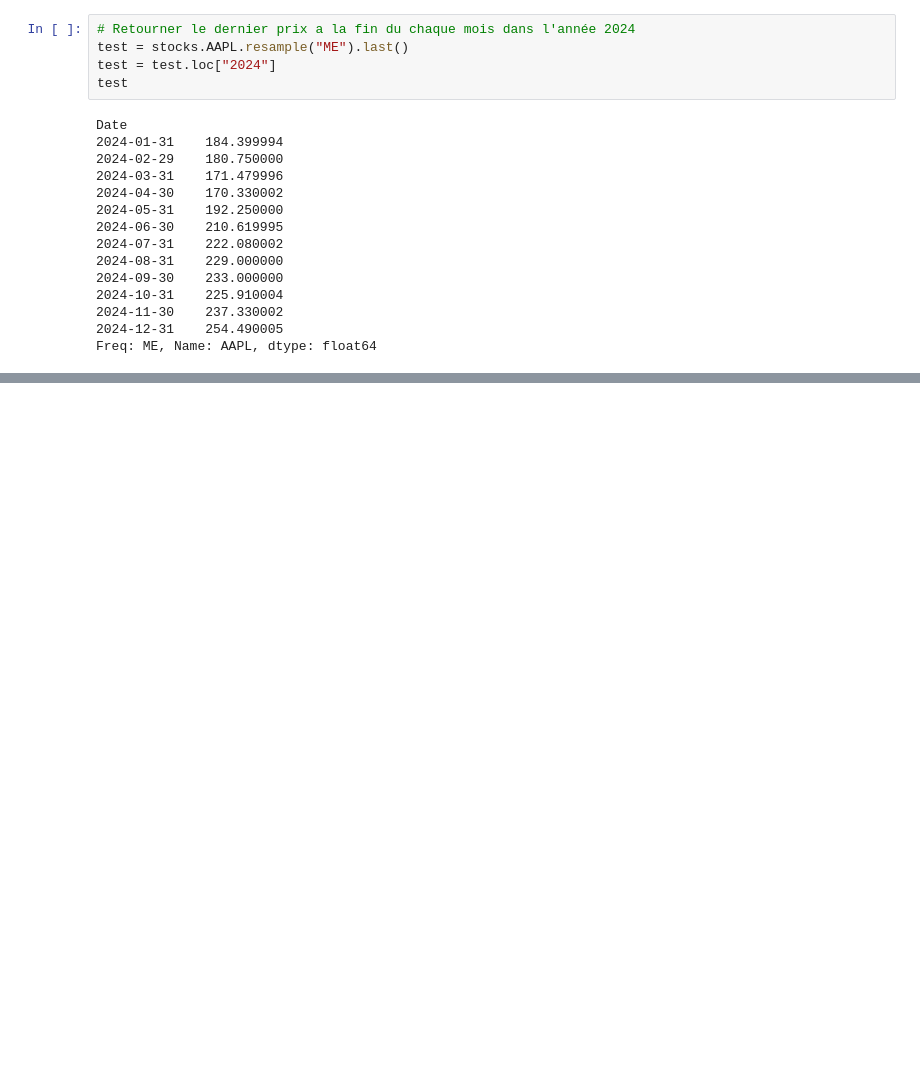
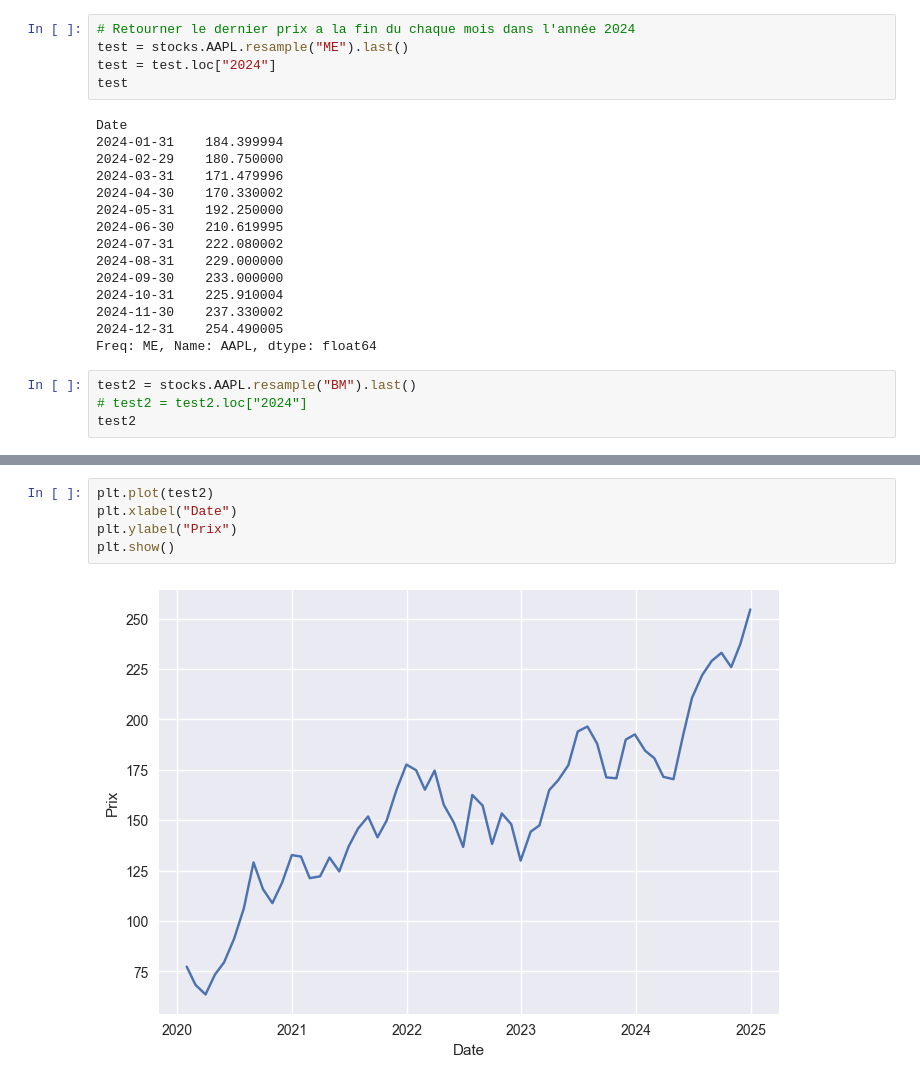
Before and after one commit to aghilas-smail/Aghilas_org, a Jupyter notebook: Algorthmic trading python/Trade.ipynb, the cells around one changed output, grey strips where cells are left out. Cells and saved outputs as stored; diff of their text form; blank space fills up the shorter version.

Commit message:
Plot le graphe des prix APPEL

```diff
--- a/Algorthmic trading python/Trade.ipynb
+++ b/Algorthmic trading python/Trade.ipynb
@@ -300,3 +321,7 @@ Date
 2024-11-30    237.330002
 2024-12-31    254.490005
 Freq: ME, Name: AAPL, dtype: float64
+# %%
+test2 = stocks.AAPL.resample("BM").last()
+# test2 = test2.loc["2024"]
+test2
@@ -302,0 +346,7 @@ Freq: ME, Name: AAPL, dtype: float64
+# %%
+plt.plot(test2)
+plt.xlabel("Date")
+plt.ylabel("Prix")
+plt.show()
+# %% [output]
+[figure, added]
```
Also changed, not shown: parts of 8 cells of this notebook.
